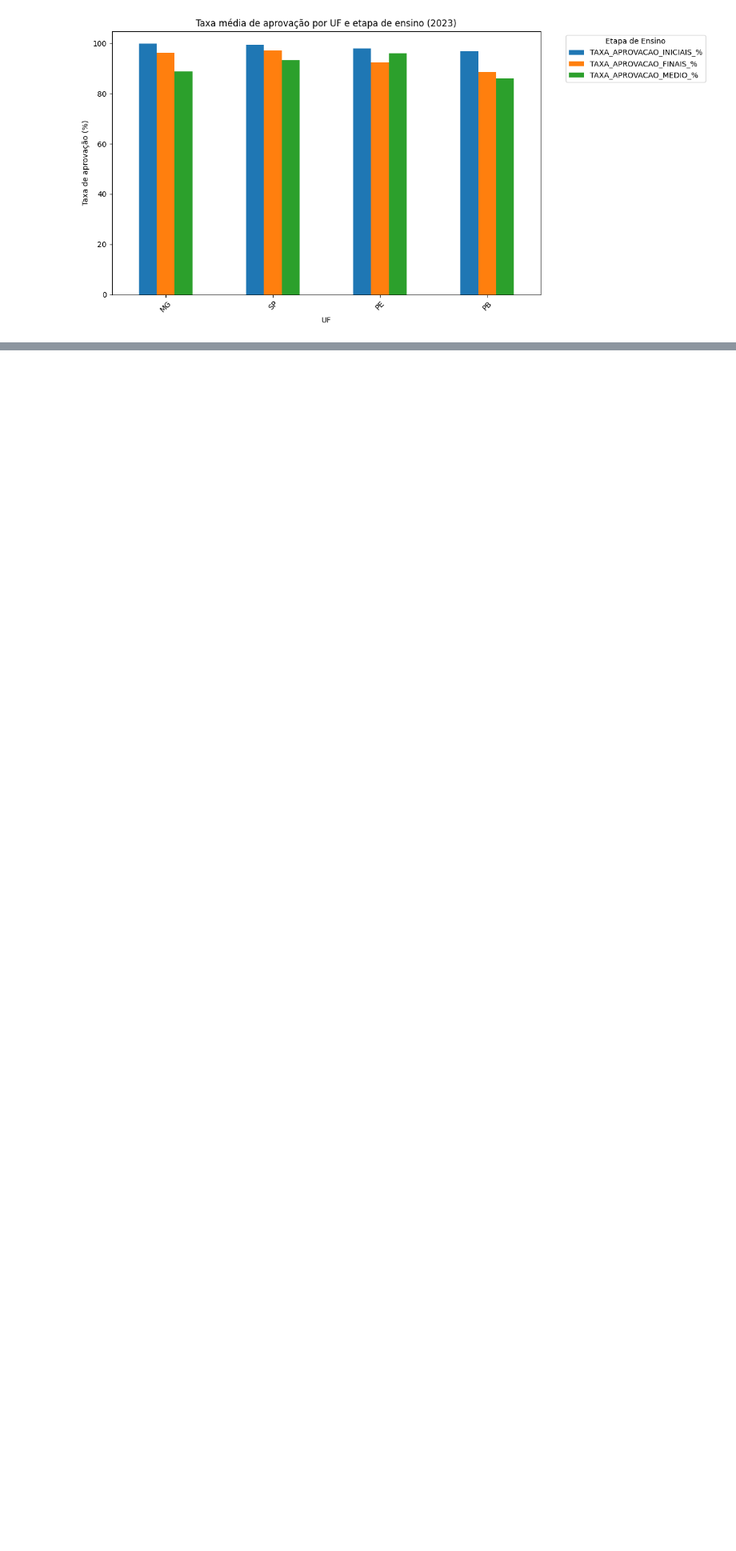
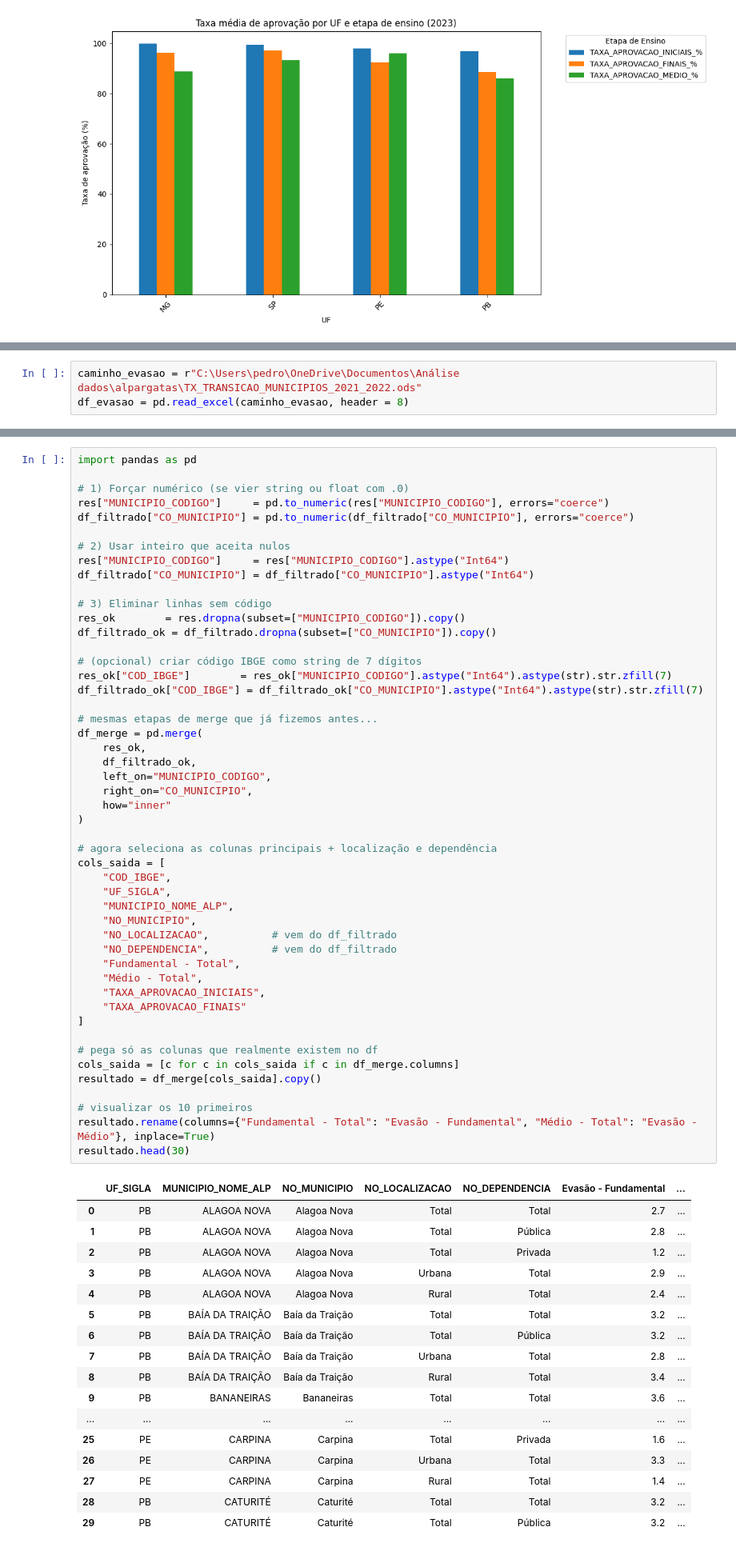
Before and after one commit to pedrorveloso-gif/projeto_alpa, a Jupyter notebook: sprint01.ipynb, the cells around one changed output, grey strips where cells are left out. Shown at 80% size. Cells and saved outputs as stored; diff of their text form; blank space fills up the shorter version.

```diff
--- a/sprint01.ipynb
+++ b/sprint01.ipynb
@@ -511,3 +511,6 @@ plt.show()
 # Também percebemos a baixissima correlação da aprovação dos anos iniciais com o ensino médio, devido ao nível de ambas
 # %% [output]
 [figure]
+# %%
+caminho_evasao = r"C:\Users\pedro\OneDrive\Documentos\Análise dados\alpargatas\TX_TRANSICAO_MUNICIPIOS_2021_2022.ods"
+df_evasao = pd.read_excel(caminho_evasao, header = 8)
@@ -513,0 +672,67 @@ plt.show()
+# %%
+import pandas as pd
+
+# 1) Forçar numérico (se vier string ou float com .0)
+res["MUNICIPIO_CODIGO"]     = pd.to_numeric(res["MUNICIPIO_CODIGO"], errors="coerce")
+df_filtrado["CO_MUNICIPIO"] = pd.to_numeric(df_filtrado["CO_MUNICIPIO"], errors="coerce")
+
+# 2) Usar inteiro que aceita nulos
+res["MUNICIPIO_CODIGO"]     = res["MUNICIPIO_CODIGO"].astype("Int64")
+df_filtrado["CO_MUNICIPIO"] = df_filtrado["CO_MUNICIPIO"].astype("Int64")
+
+# 3) Eliminar linhas sem código
+res_ok        = res.dropna(subset=["MUNICIPIO_CODIGO"]).copy()
+df_filtrado_ok = df_filtrado.dropna(subset=["CO_MUNICIPIO"]).copy()
+
+# (opcional) criar código IBGE como string de 7 dígitos
+res_ok["COD_IBGE"]        = res_ok["MUNICIPIO_CODIGO"].astype("Int64").astype(str).str.zfill(7)
+df_filtrado_ok["COD_IBGE"] = df_filtrado_ok["CO_MUNICIPIO"].astype("Int64").astype(str).str.zfill(7)
+
+# mesmas etapas de merge que já fizemos antes...
+df_merge = pd.merge(
+    res_ok,
+    df_filtrado_ok,
+    left_on="MUNICIPIO_CODIGO",
+    right_on="CO_MUNICIPIO",
+    how="inner"
+)
+
+# agora seleciona as colunas principais + localização e dependência
+cols_saida = [
+    "COD_IBGE",
+    "UF_SIGLA",
+    "MUNICIPIO_NOME_ALP",
+    "NO_MUNICIPIO",
+    "NO_LOCALIZACAO",          # vem do df_filtrado
+    "NO_DEPENDENCIA",          # vem do df_filtrado
+    "Fundamental - Total",
+    "Médio - Total",
+    "TAXA_APROVACAO_INICIAIS",
+    "TAXA_APROVACAO_FINAIS"
+]
+
+# pega só as colunas que realmente existem no df
+cols_saida = [c for c in cols_saida if c in df_merge.columns]
+resultado = df_merge[cols_saida].copy()
+
+# visualizar os 10 primeiros
+resultado.rename(columns={"Fundamental - Total": "Evasão - Fundamental", "Médio - Total": "Evasão -Médio"}, inplace=True)
+resultado.head(30)
+# %% [output]
+|  | UF_SIGLA | MUNICIPIO_NOME_ALP | NO_MUNICIPIO | NO_LOCALIZACAO | NO_DEPENDENCIA | Evasão - Fundamental | ... |
+| 0 | PB | ALAGOA NOVA | Alagoa Nova | Total | Total | 2.7 | ... |
+| 1 | PB | ALAGOA NOVA | Alagoa Nova | Total | Pública | 2.8 | ... |
+| 2 | PB | ALAGOA NOVA | Alagoa Nova | Total | Privada | 1.2 | ... |
+| 3 | PB | ALAGOA NOVA | Alagoa Nova | Urbana | Total | 2.9 | ... |
+| 4 | PB | ALAGOA NOVA | Alagoa Nova | Rural | Total | 2.4 | ... |
+| 5 | PB | BAÍA DA TRAIÇÃO | Baía da Traição | Total | Total | 3.2 | ... |
+| 6 | PB | BAÍA DA TRAIÇÃO | Baía da Traição | Total | Pública | 3.2 | ... |
+| 7 | PB | BAÍA DA TRAIÇÃO | Baía da Traição | Urbana | Total | 2.8 | ... |
+| 8 | PB | BAÍA DA TRAIÇÃO | Baía da Traição | Rural | Total | 3.4 | ... |
+| 9 | PB | BANANEIRAS | Bananeiras | Total | Total | 3.6 | ... |
+| ... | ... | ... | ... | ... | ... | ... | ... |
+| 25 | PE | CARPINA | Carpina | Total | Privada | 1.6 | ... |
+| 26 | PE | CARPINA | Carpina | Urbana | Total | 3.3 | ... |
+| 27 | PE | CARPINA | Carpina | Rural | Total | 1.4 | ... |
+| 28 | PB | CATURITÉ | Caturité | Total | Total | 3.2 | ... |
+| 29 | PB | CATURITÉ | Caturité | Total | Pública | 3.2 | ... |
```
Also changed, not shown: parts of 6 cells of this notebook.
